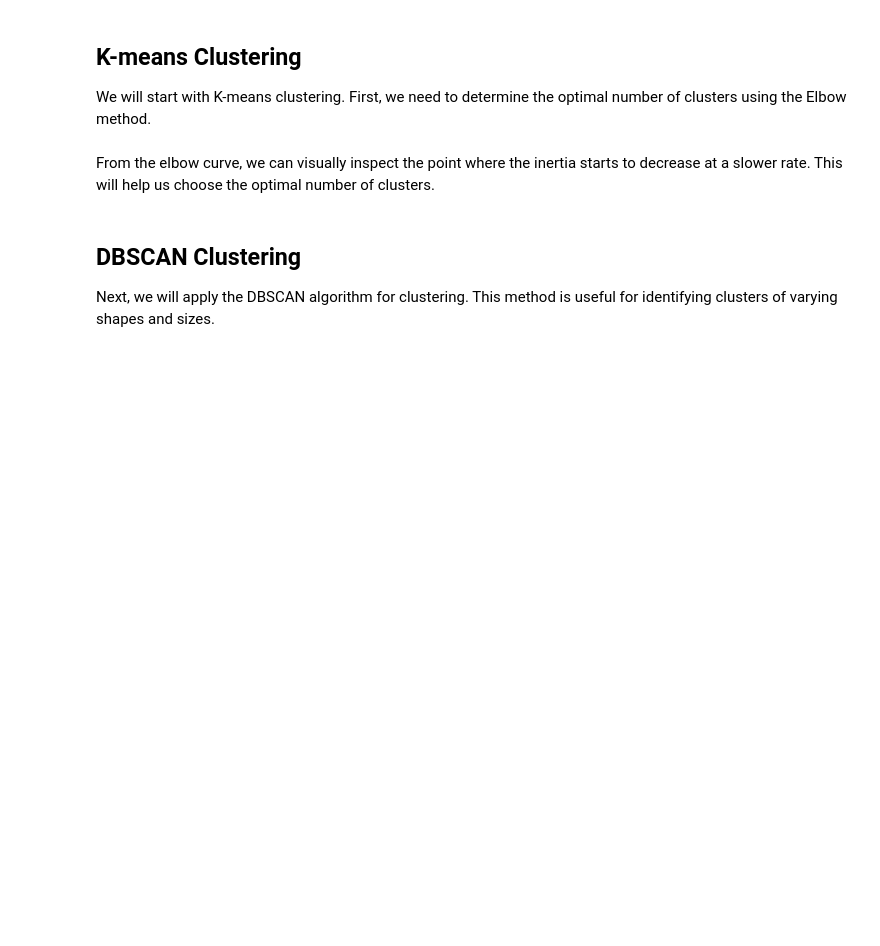
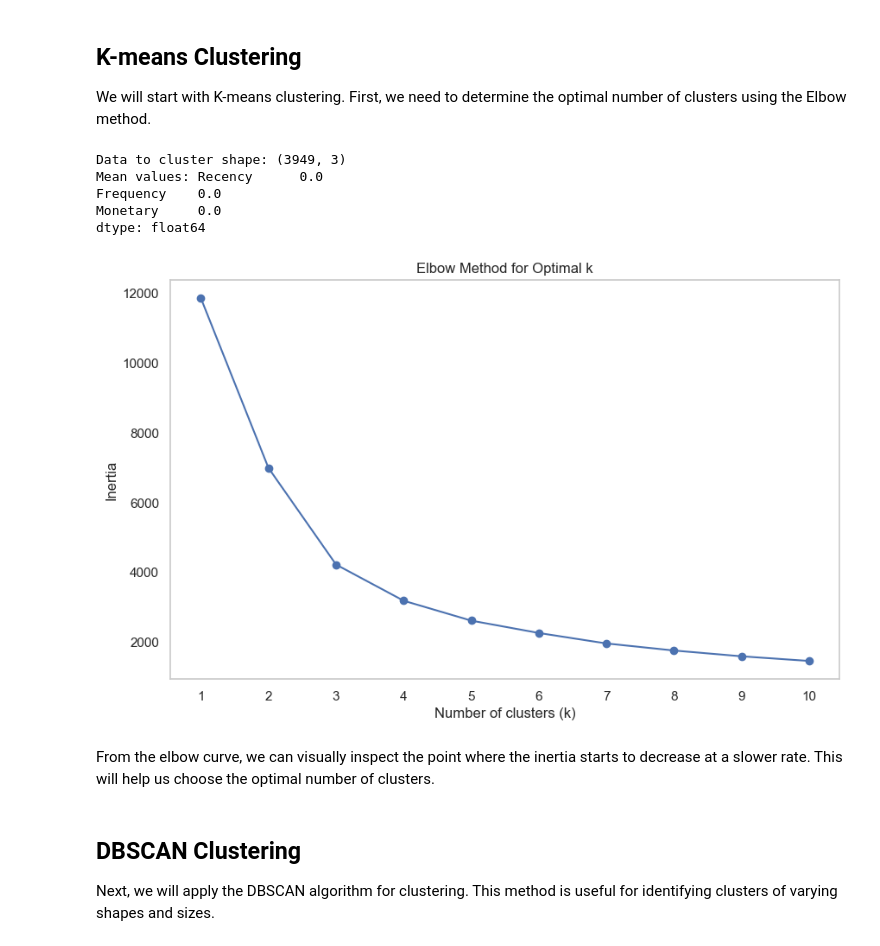
Before and after one commit to faheemdehalvi/customer-segmentation-project, a Jupyter notebook: notebooks/04-modeling.ipynb, the cells around one changed output. Cells and saved outputs as stored; diff of their text form; code cells hidden in the pictures; blank space fills up the shorter version.

Commit message:
Fix and complete modeling and insights generation notebooks with cluster analysis

```diff
--- a/notebooks/04-modeling.ipynb
+++ b/notebooks/04-modeling.ipynb
@@ -17,6 +17,8 @@ from kneed import KneeLocator
 # Set visualisation style
 sns.set(style='whitegrid')
 # %%
-# Load the processed data
-data = pd.read_csv('../data/processed/processed_customers.csv')
+# Load the processed RFM scaled data
+data = pd.read_csv('../data/processed/rfm_scaled.csv')
+print(f"Data shape: {data.shape}")
+print(f"Columns: {data.columns.tolist()}")
 data.head()
@@ -25,27 +36,37 @@ data.head()
 
 We will start with K-means clustering. First, we need to determine the optimal number of clusters using the Elbow method.
 # %%
-# Scale the features
-scaler = StandardScaler()
-scaled_data = scaler.fit_transform(data)
+# Extract only numeric columns for scaling (exclude CustomerID)
+numeric_data = data[['Recency', 'Frequency', 'Monetary']]
 
-# Determine the optimal number of clusters
+# The data is already scaled, but let's verify
+print(f"Data to cluster shape: {numeric_data.shape}")
+print(f"Mean values: {numeric_data.mean().round(4)}")
+
+# Determine the optimal number of clusters using Elbow method
 inertia = []
 K = range(1, 11)
 for k in K:
-    kmeans = KMeans(n_clusters=k, random_state=42)
-    kmeans.fit(scaled_data)
+    kmeans = KMeans(n_clusters=k, random_state=42, n_init=10)
+    kmeans.fit(numeric_data)
     inertia.append(kmeans.inertia_)
 
 # Plot the elbow curve
 plt.figure(figsize=(10, 6))
 plt.plot(K, inertia, marker='o')
 plt.title('Elbow Method for Optimal k')
 plt.xlabel('Number of clusters (k)')
 plt.ylabel('Inertia')
 plt.xticks(K)
 plt.grid()
 plt.show()
+# %% [output]
+Data to cluster shape: (3949, 3)
+Mean values: Recency      0.0
+Frequency    0.0
+Monetary     0.0
+dtype: float64
+[figure, added]
 # %% [markdown]
 From the elbow curve, we can visually inspect the point where the inertia starts to decrease at a slower rate. This will help us choose the optimal number of clusters.
 # %%
```
Also changed, not shown: parts of 4 cells of this notebook, 2 other files.
